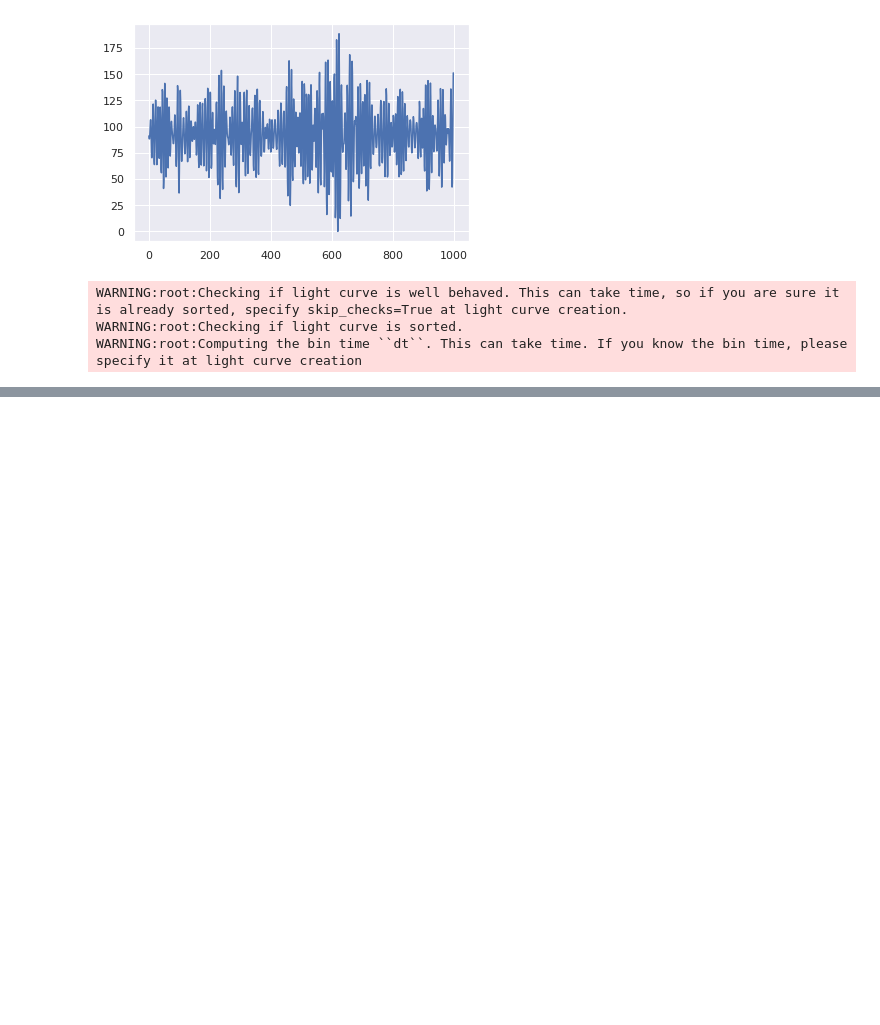
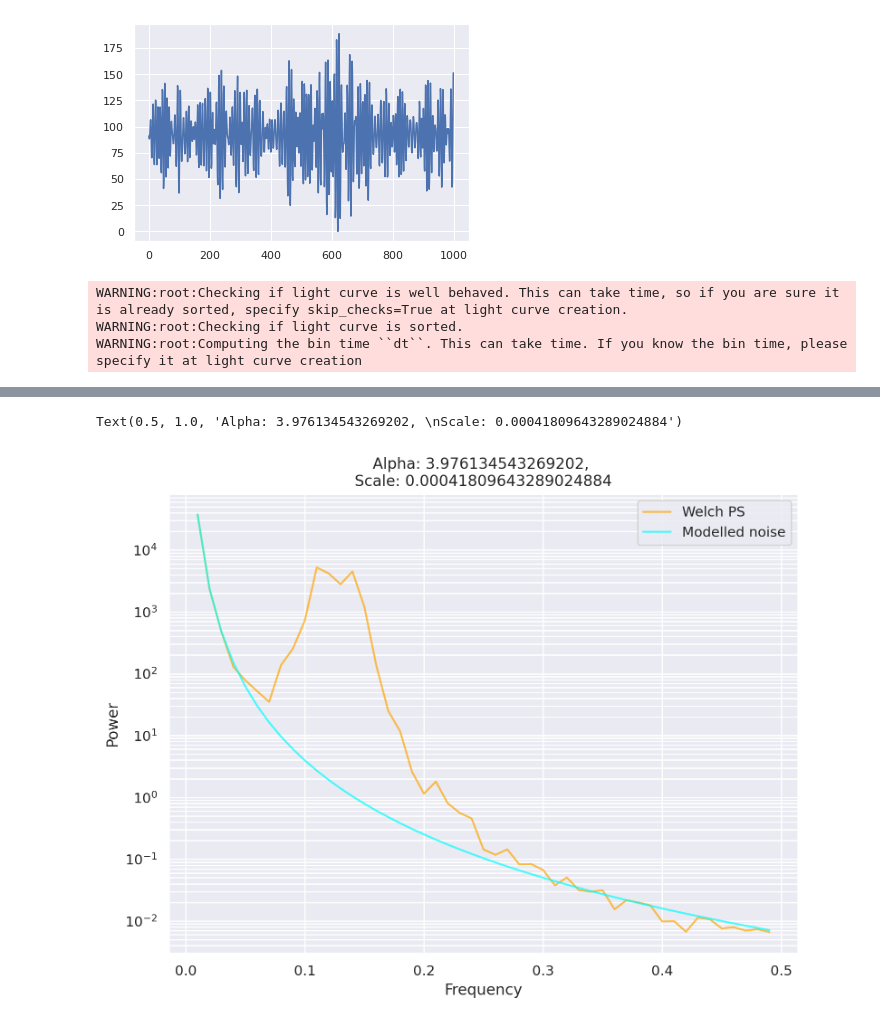
Before and after one commit to dhruv9vats/misc, a Jupyter notebook: AveragedPowerspectrum.ipynb, the cells around one changed output, grey strips where cells are left out. Drawn from its saved outputs; the diff is of its cells as text; code cells hidden in the pictures; blank space fills up the shorter version.

Commit message:
Try and model 1/f noise.

```diff
--- a/AveragedPowerspectrum.ipynb
+++ b/AveragedPowerspectrum.ipynb
@@ -90,0 +93,27 @@ plt.legend()
+# %%
+from scipy.optimize import curve_fit
+
+def one_over_f(f, alpha, scale):
+    return scale /f**alpha
+
+# remove the DC bin because 1/f cannot fit at 0 Hz
+welch_ps = custom_norm_tapered_aps[tapered_aps.freq != 0]
+welch_freqs = tapered_aps.freq[tapered_aps.freq != 0]
+
+params, _ = curve_fit(one_over_f, np.abs(welch_freqs), welch_ps)
+modelled_ps = one_over_f(welch_freqs, *params)
+
+idx1 = np.argsort(welch_freqs)
+
+fig, ax = plt.subplots(dpi=200, figsize=[6.4*1.4, 4.8*1.4])
+ax.plot(welch_freqs[idx1], welch_ps[idx1], color='orange', label='Welch PS', alpha=0.7)
+ax.plot(welch_freqs[idx1], modelled_ps[idx1], color='cyan', label='Modelled noise', alpha=0.7)
+plt.grid(True, which="both")
+ax.set_yscale('log')
+plt.xlabel("Frequency")
+plt.ylabel("Power")
+plt.legend()
+plt.title(f"Alpha: {params[0]}, \nScale: {params[1]}")
+# %% [output]
+Text(0.5, 1.0, 'Alpha: 3.976134543269202, \nScale: 0.00041809643289024884')
+[figure, added]
```
Also changed, not shown: parts of 1 cell of this notebook, 1 other file.
